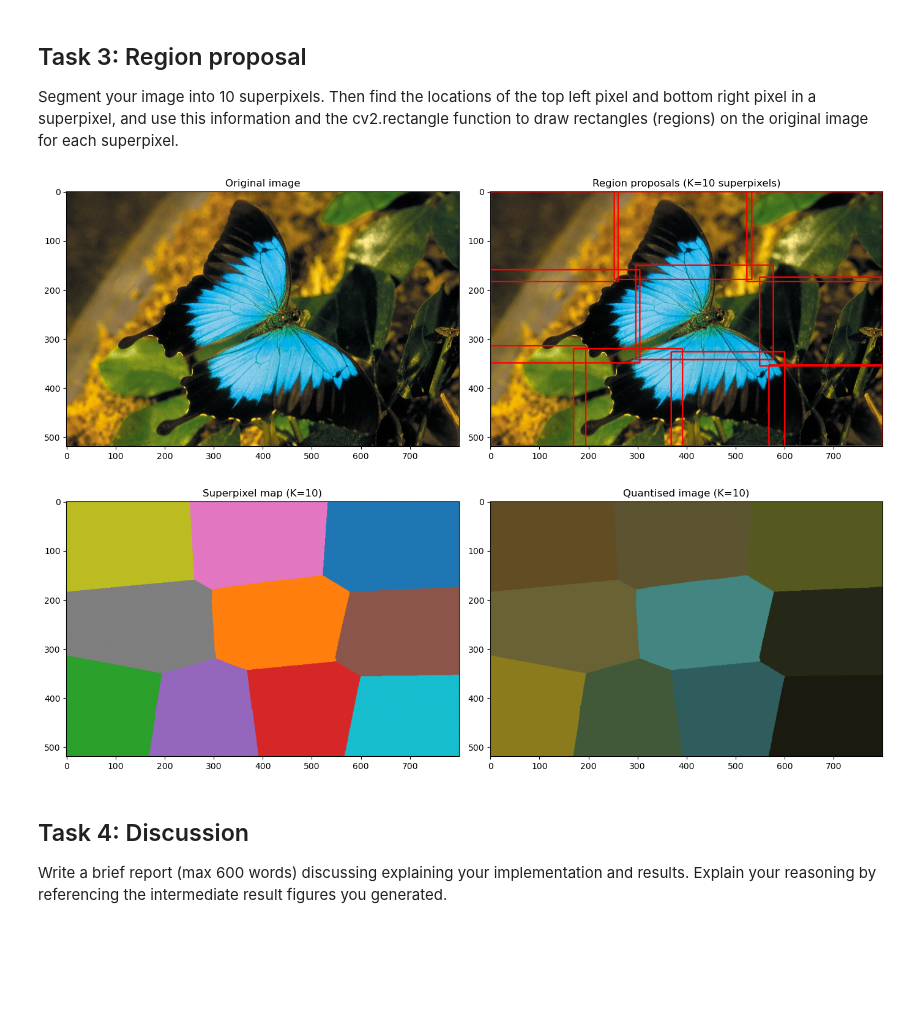
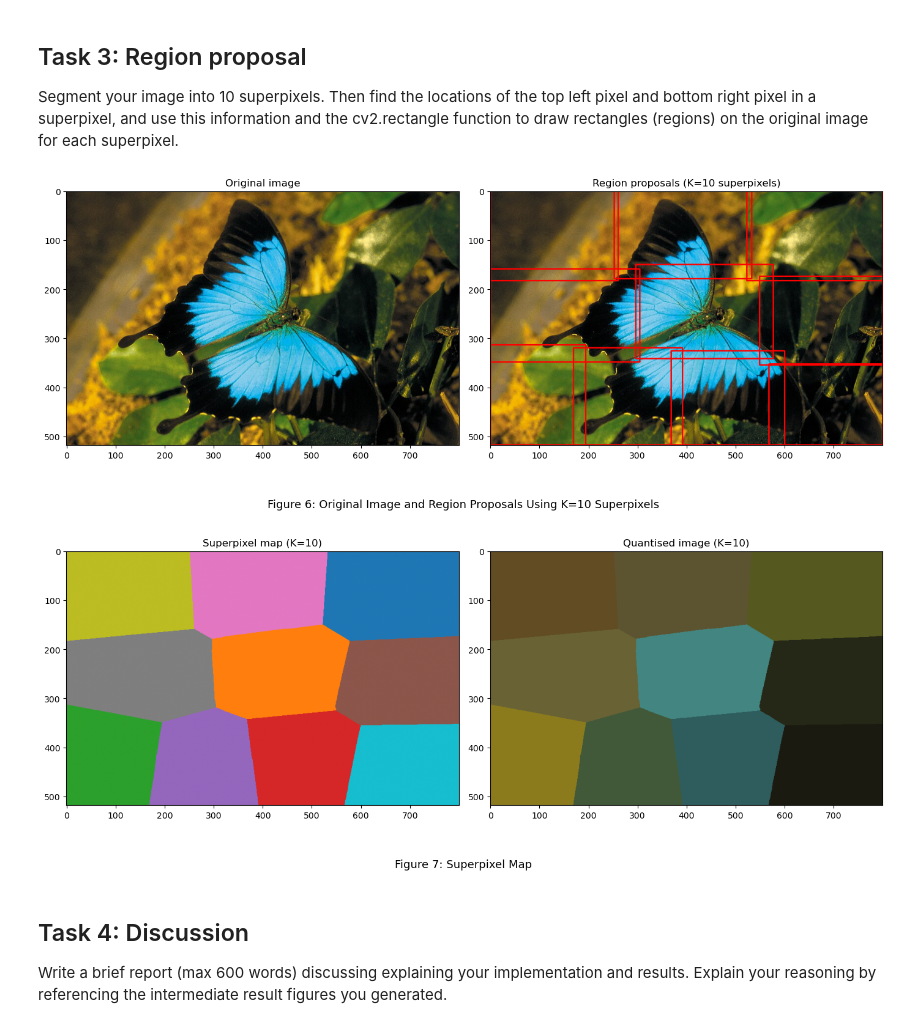
Before and after one commit to mkoz0007/_pindrippy, a Jupyter notebook: Lab 3/Lab3_student_template.ipynb, the cells around one changed output. Cells and saved outputs as stored; diff of their text form; code cells hidden in the pictures; blank space fills up the shorter version.

```diff
--- a/Lab 3/Lab3_student_template.ipynb
+++ b/Lab 3/Lab3_student_template.ipynb
@@ -311,8 +300,6 @@ plt.show()
 
 Segment your image into 10 superpixels. Then find the locations of the top left pixel and bottom right pixel in a superpixel, and use this information and the cv2.rectangle function to draw rectangles (regions) on the original image for each superpixel.
 # %%
-# Visualise your regions on the original image
-
 # Visualise your regions on the original image
 
 # Segment into 10 superpixels using a balanced scale
@@ -335,35 +322,39 @@ for k in range(10):
     bottom_right = (int(cols.max()), int(rows.max()))
 
 
 
     # Draw rectangle on the image — each superpixel gets a distinct colour
     colour = (0, 0, 255)
     cv2.rectangle(im_draw, top_left, bottom_right, colour, 2)
 
 
 
 # Convert back to RGB for Matplotlib display
 im_draw_rgb = im_draw[:, :, [2, 1, 0]]
 
 fig, axes = plt.subplots(1, 2, figsize=(14, 6))
 axes[0].imshow(im_rgb)
 axes[0].set_title('Original image')
 axes[1].imshow(im_draw_rgb)
 axes[1].set_title('Region proposals (K=10 superpixels)')
+fig.suptitle('Figure 6: Original Image and Region Proposals Using K=10 Superpixels',
+             fontsize=13, y=-0.02)
 plt.tight_layout()
 plt.show()
 
 # Display superpixel map and quantised image
 fig, axes = plt.subplots(1, 2, figsize=(14, 6))
 axes[0].imshow(cluster_idx_image, cmap='tab10')
 axes[0].set_title('Superpixel map (K=10)')
 axes[1].imshow(np.clip(quantised_image, 0, 1))
 axes[1].set_title('Quantised image (K=10)')
+fig.suptitle('Figure 7: Superpixel Map',
+             fontsize=13, y=-0.02)
 plt.tight_layout()
 plt.show()
 # %% [output]
-[figure, old version]
+[figure, new version]
-[figure, old version]
+[figure, new version]
 # %% [markdown]
 ## Task 4: Discussion
 
```
Also changed, not shown: parts of 4 cells of this notebook.
